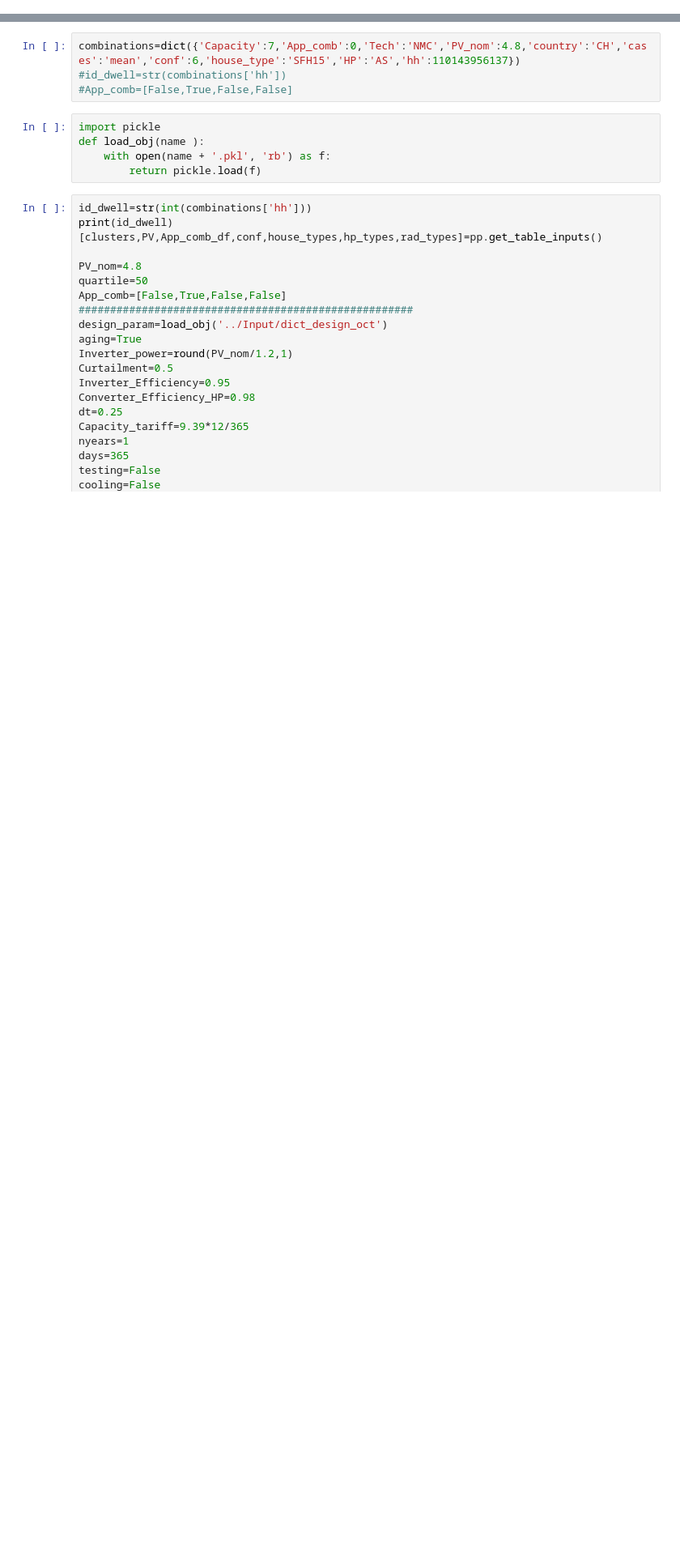
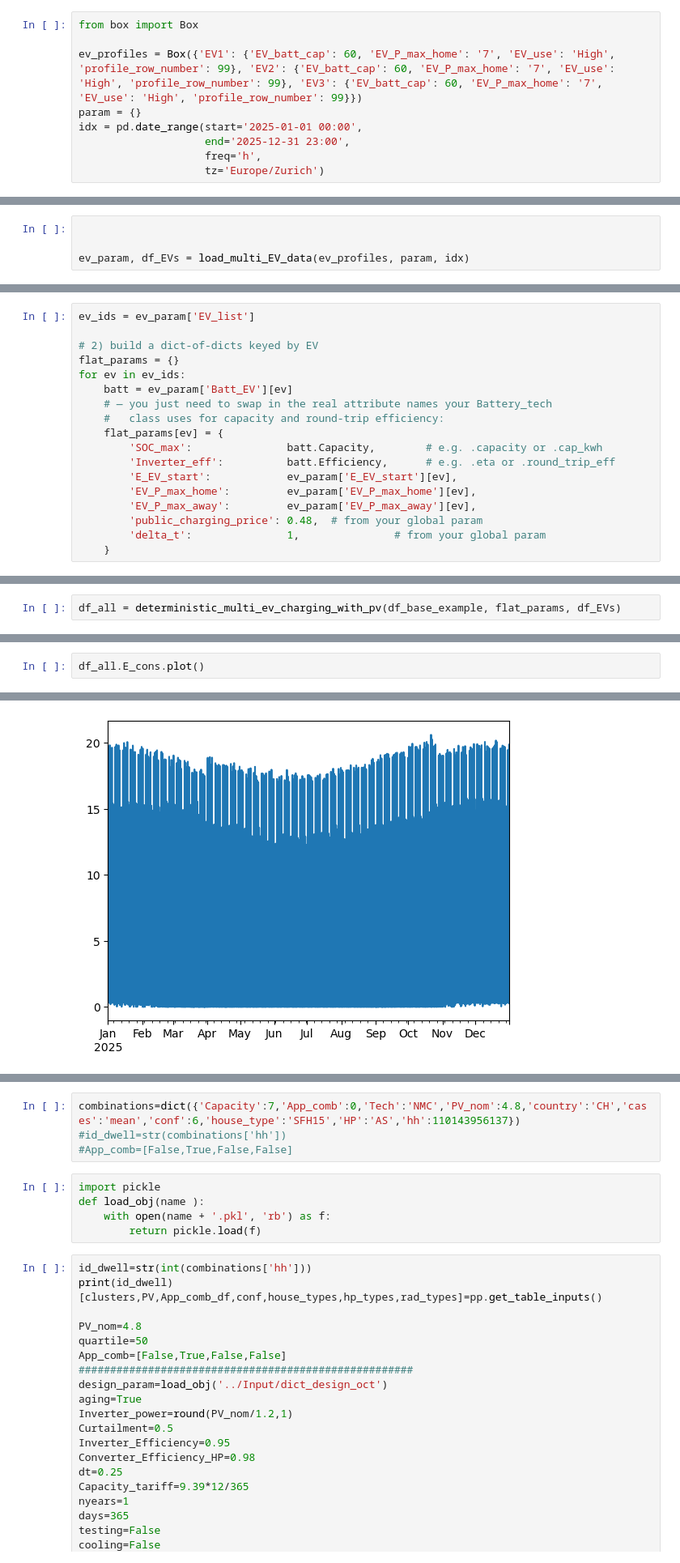
Before and after one commit to alefunxo/BASOPRA_OpenBEERS, a Jupyter notebook: Core/Tests.ipynb, the cells around one changed output, grey strips where cells are left out. Shown at 81% size. Drawn from its saved outputs; the diff is of its cells as text; blank space fills up the shorter version.

```diff
--- a/Core/Tests.ipynb
+++ b/Core/Tests.ipynb
@@ -18,0 +298,9 @@ ModuleNotFoundError: No module named 'Core_LP'
+# %%
+from box import Box
+
+ev_profiles = Box({'EV1': {'EV_batt_cap': 60, 'EV_P_max_home': '7', 'EV_use': 'High', 'profile_row_number': 99}, 'EV2': {'EV_batt_cap': 60, 'EV_P_max_home': '7', 'EV_use': 'High', 'profile_row_number': 99}, 'EV3': {'EV_batt_cap': 60, 'EV_P_max_home': '7', 'EV_use': 'High', 'profile_row_number': 99}})
+param = {}
+idx = pd.date_range(start='2025-01-01 00:00',
+                    end='2025-12-31 23:00',
+                    freq='h',
+                    tz='Europe/Zurich')
@@ -18,0 +322,4 @@ ModuleNotFoundError: No module named 'Core_LP'
+# %%
+
+
+ev_param, df_EVs = load_multi_EV_data(ev_profiles, param, idx)
@@ -18,0 +376,18 @@ ModuleNotFoundError: No module named 'Core_LP'
+# %%
+ev_ids = ev_param['EV_list']
+
+# 2) build a dict-of-dicts keyed by EV
+flat_params = {}
+for ev in ev_ids:
+    batt = ev_param['Batt_EV'][ev]
+    # — you just need to swap in the real attribute names your Battery_tech
+    #   class uses for capacity and round‐trip efficiency:
+    flat_params[ev] = {
+        'SOC_max':               batt.Capacity,        # e.g. .capacity or .cap_kwh
+        'Inverter_eff':          batt.Efficiency,      # e.g. .eta or .round_trip_eff
+        'E_EV_start':            ev_param['E_EV_start'][ev],
+        'EV_P_max_home':         ev_param['EV_P_max_home'][ev],
+        'EV_P_max_away':         ev_param['EV_P_max_away'][ev],
+        'public_charging_price': 0.48,  # from your global param
+        'delta_t':               1,               # from your global param
+    }
@@ -18,0 +414,2 @@ ModuleNotFoundError: No module named 'Core_LP'
+# %%
+df_all = deterministic_multi_ev_charging_with_pv(df_base_example, flat_params, df_EVs)
@@ -18,0 +452,3 @@ ModuleNotFoundError: No module named 'Core_LP'
+# %%
+df_all.E_cons.plot()
+# %% [output]
@@ -18,0 +456 @@ ModuleNotFoundError: No module named 'Core_LP'
+[figure, added]
```
Also changed, not shown: parts of 19 cells of this notebook, 3 other files.
